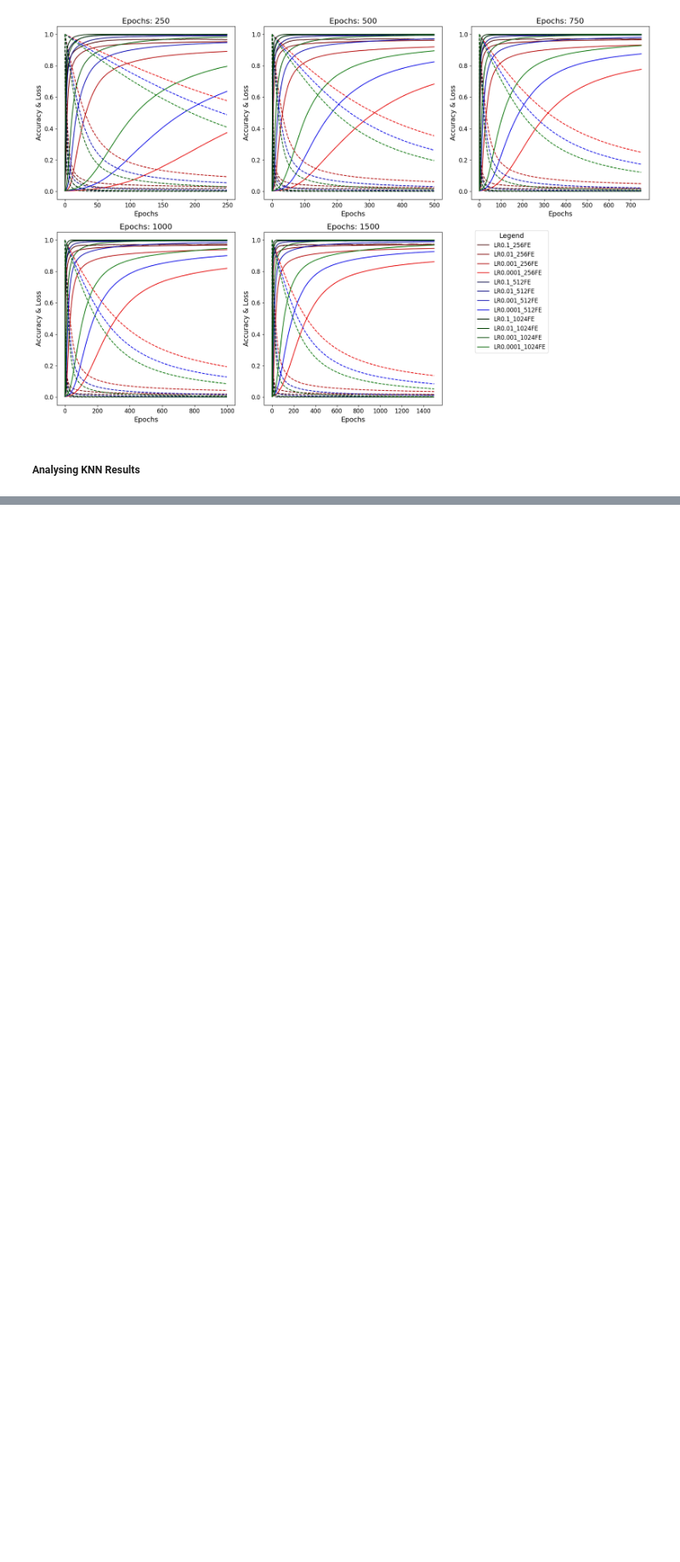
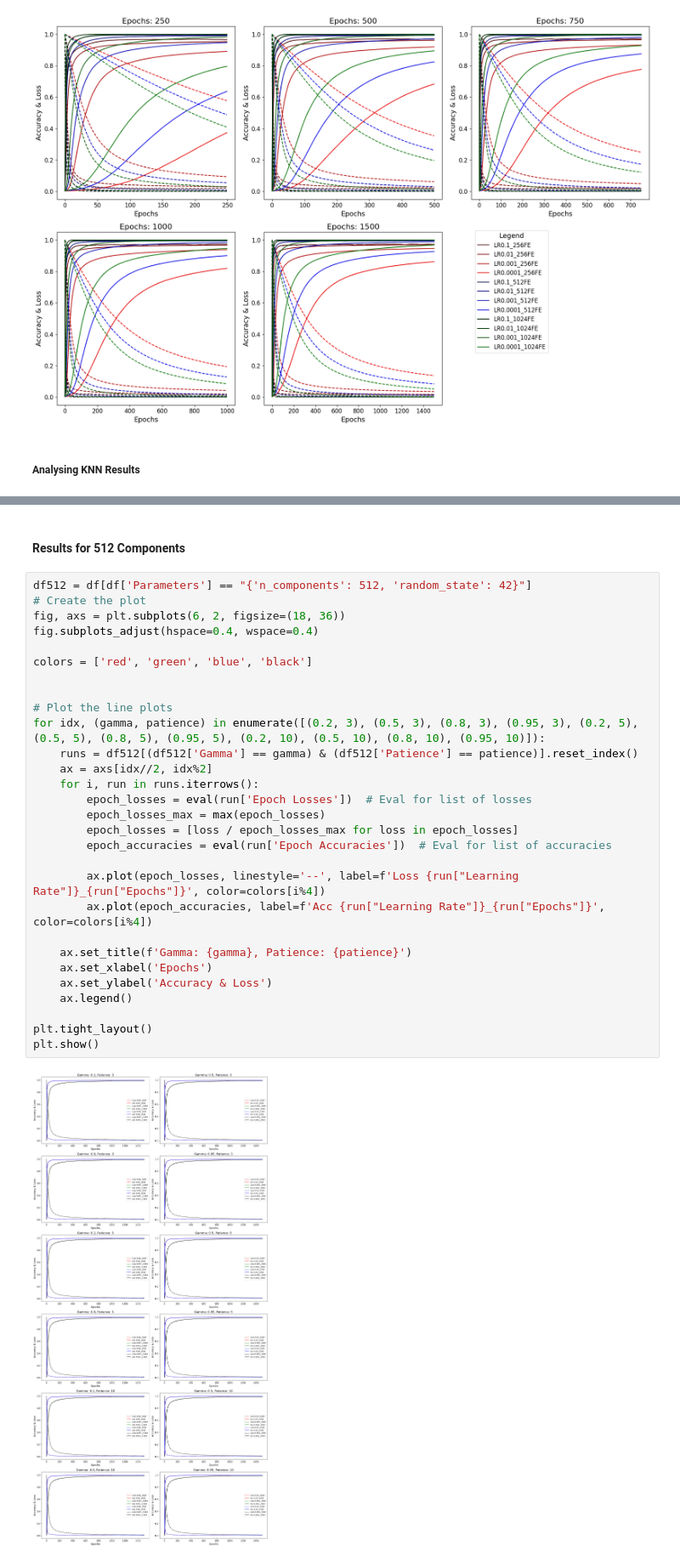
Before and after one commit to leo-grz/BachelorThesis_LepidopteraFGIC, a Jupyter notebook: notebooks/07_hyperparam_chunky_analysis_dino.ipynb, the cells around one changed output, grey strips where cells are left out. Shown at 85% size. Cells and saved outputs as stored; diff of their text form; blank space fills up the shorter version.

```diff
--- a/notebooks/07_hyperparam_chunky_analysis_dino.ipynb
+++ b/notebooks/07_hyperparam_chunky_analysis_dino.ipynb
@@ -295,0 +388,33 @@ plt.show()
+# %% [markdown]
+#### Results for 512 Components
+# %%
+df512 = df[df['Parameters'] == "{'n_components': 512, 'random_state': 42}"]
+# Create the plot
+fig, axs = plt.subplots(6, 2, figsize=(18, 36))
+fig.subplots_adjust(hspace=0.4, wspace=0.4)
+
+colors = ['red', 'green', 'blue', 'black']
+
+
+# Plot the line plots
+for idx, (gamma, patience) in enumerate([(0.2, 3), (0.5, 3), (0.8, 3), (0.95, 3), (0.2, 5), (0.5, 5), (0.8, 5), (0.95, 5), (0.2, 10), (0.5, 10), (0.8, 10), (0.95, 10)]):
+    runs = df512[(df512['Gamma'] == gamma) & (df512['Patience'] == patience)].reset_index()
+    ax = axs[idx//2, idx%2]
+    for i, run in runs.iterrows():
+        epoch_losses = eval(run['Epoch Losses'])  # Eval for list of losses
+        epoch_losses_max = max(epoch_losses)
+        epoch_losses = [loss / epoch_losses_max for loss in epoch_losses]
+        epoch_accuracies = eval(run['Epoch Accuracies'])  # Eval for list of accuracies
+
+        ax.plot(epoch_losses, linestyle='--', label=f'Loss {run["Learning Rate"]}_{run["Epochs"]}', color=colors[i%4])
+        ax.plot(epoch_accuracies, label=f'Acc {run["Learning Rate"]}_{run["Epochs"]}', color=colors[i%4])
+
+    ax.set_title(f'Gamma: {gamma}, Patience: {patience}')
+    ax.set_xlabel('Epochs')
+    ax.set_ylabel('Accuracy & Loss')
+    ax.legend()
+
+plt.tight_layout()
+plt.show()
+# %% [output]
+[figure, added]
```
Also changed, not shown: parts of 11 cells of this notebook, 9 other files.
